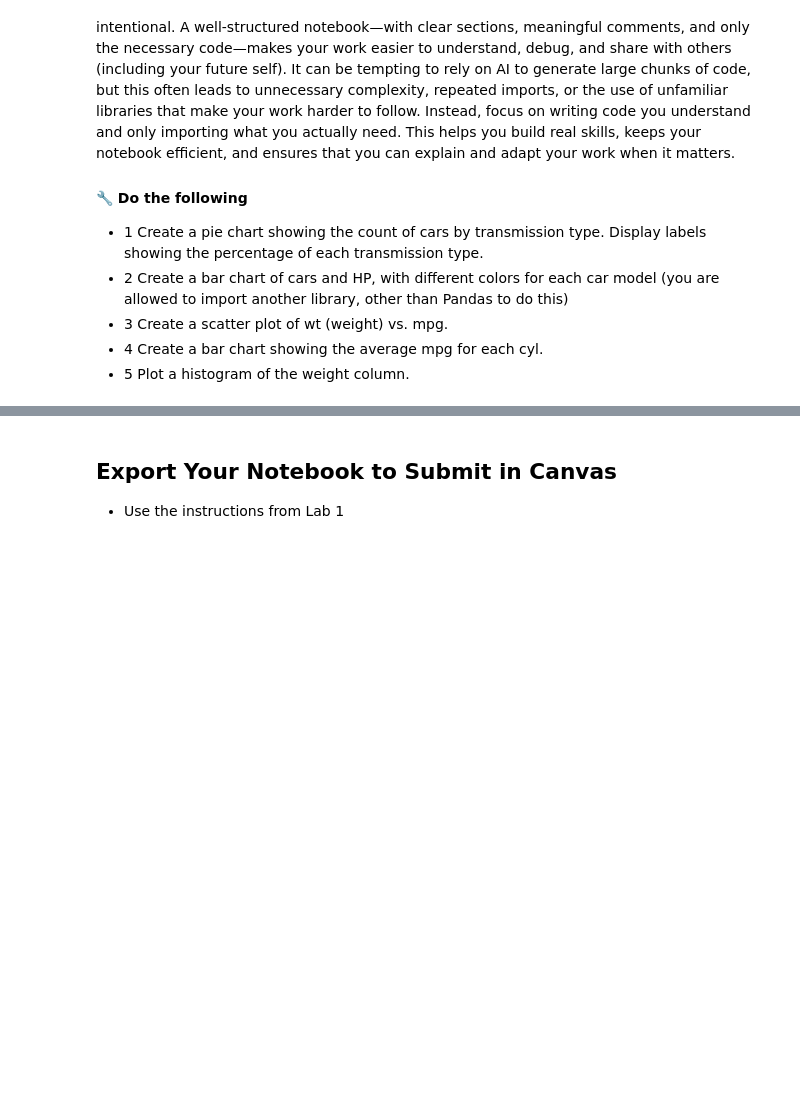
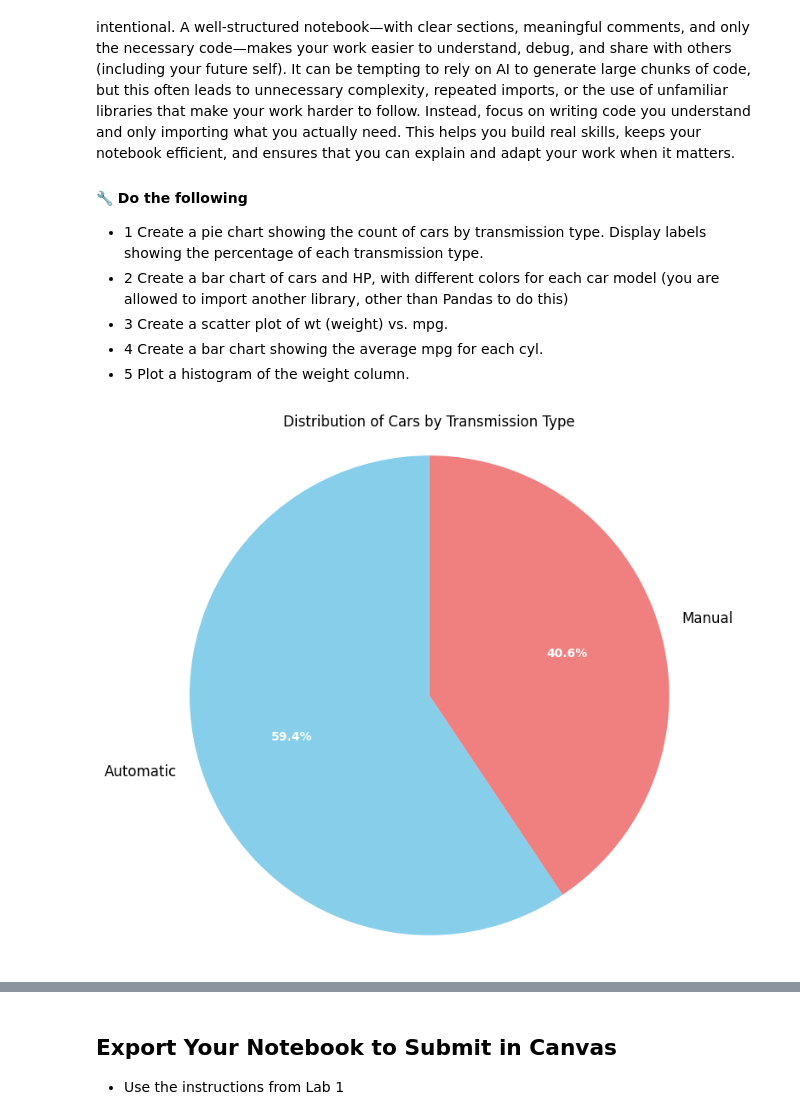
Before and after one commit to fischdakid/is-4487-labs, a Jupyter notebook: Labs/lab_03_visualization_intro.ipynb, the cells around one changed output, grey strips where cells are left out. Cells and saved outputs as stored; diff of their text form; code cells hidden in the pictures; blank space fills up the shorter version.

```diff
--- a/Labs/lab_03_visualization_intro.ipynb
+++ b/Labs/lab_03_visualization_intro.ipynb
@@ -121,0 +190,24 @@ When working in Jupyter notebooks, it’s important to keep your code clean, org
+# %%
+# Pie chart for transmission type
+# 0 = automatic, 1 = manual
+
+transmission_counts = df['am'].value_counts()
+
+fig, ax = plt.subplots(figsize=(8, 8))
+wedges, texts, autotexts = ax.pie(
+    transmission_counts,
+    labels=['Automatic' if x == 0 else 'Manual' for x in transmission_counts.index],
+    autopct='%1.1f%%',
+    startangle=90,
+    colors=['skyblue', 'lightcoral']
+)
+
+ax.set_title('Distribution of Cars by Transmission Type')
+ax.axis('equal') # Equal aspect ratio ensures that pie is drawn as a circle.
+
+plt.setp(autotexts, size=10, weight="bold", color="white") # Make percentage labels bold and white
+plt.setp(texts, size=12)
+
+plt.show()
+# %% [output]
+[figure, added]
```
Also changed, not shown: parts of 21 cells of this notebook.
